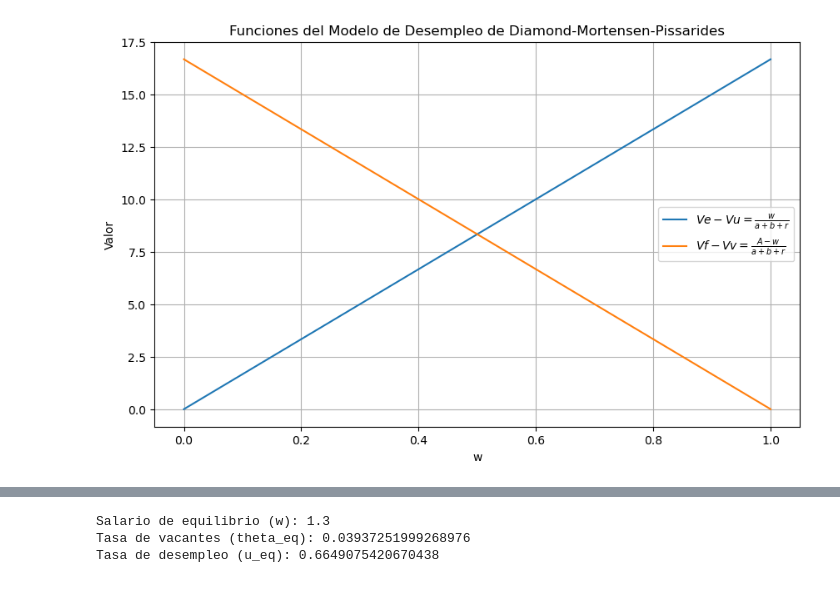
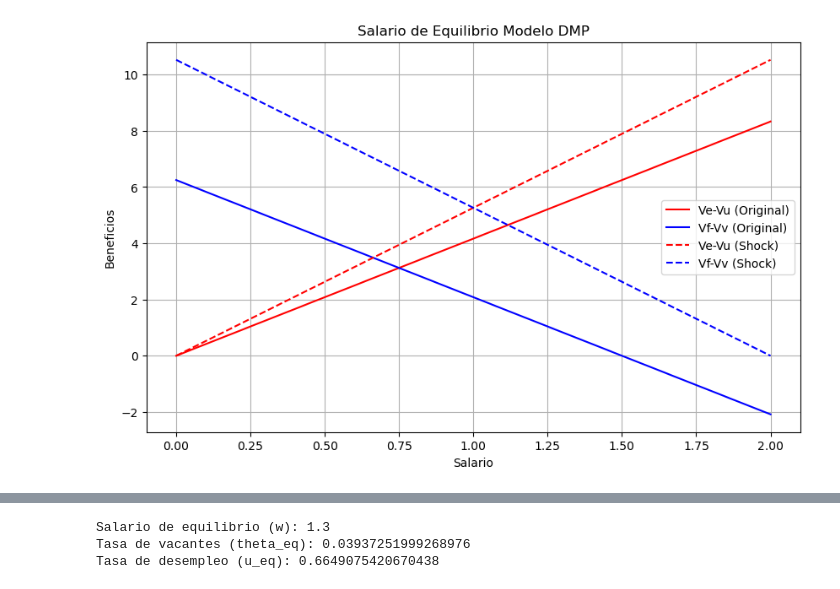
Before and after one commit to jmorozumi/Tp3-Macro-2, a Jupyter notebook: Punto 2 .ipynb, the cells around one changed output, grey strips where cells are left out. Saved outputs shown, nothing was run; the diff lists cells and outputs as text; code cells hidden in the pictures.

```diff
--- a/Punto 2 .ipynb
+++ b/Punto 2 .ipynb
@@ -3,29 +3,72 @@ import matplotlib.pyplot as plt
 import numpy as np
 from scipy.optimize import fsolve
 # %%
+import numpy as np
+from scipy.optimize import fsolve
 import matplotlib.pyplot as plt
-# Asumir valores para las constantes
-a = 0.02
-b = 0.03
-r = 0.01
-A = 1.0
 
-# Crear un rango de valores para w
-w_values = np.linspace(0, 1, 100)
+# Parámetros constantes
+beta = 0.5
+gamma = 1 - beta
+K = 1
+r = 0.04
+b = 0.1
+C = 1
 
-# Calcular las funciones
-Ve_minus_Vu = w_values / (a + b + r)
-Vf_minus_Vv = (A - w_values) / (a + b + r)
+# Función para calcular el salario de equilibrio w
+def calculate_w(A):
+    return beta * (A + b) + (1 - beta) * C
 
-# Graficar las funciones
+# Función de equilibrio
+def equilibrium_conditions(x, A, s):
+    theta, u = x
+    q_theta = theta ** (-0.5)
+    w = calculate_w(A)
+    eq1 = theta - (A - w) / (K * (r + q_theta))
+    eq2 = s * u - theta * q_theta * (1 - u)
+    return [eq1, eq2]
+
+# Resolver el sistema de ecuaciones
+def solve_equilibrium(A, s):
+    initial_guess = [1, 0.1]
+    theta_eq, u_eq = fsolve(equilibrium_conditions, initial_guess, args=(A, s))
+    w_eq = calculate_w(A)
+    return w_eq, theta_eq, u_eq
+
+# Calcular los equilibrios originales y después del shock
+A_original = 1.5
+s_original = 0.1
+A_shock = 2.0
+s_shock = 0.05
+
+w_original, theta_original, u_original = solve_equilibrium(A_original, s_original)
+w_shock, theta_shock, u_shock = solve_equilibrium(A_shock, s_shock)
+
+# Rango de salarios para el gráfico
+wages = np.linspace(0, 2, 100)
+
+# Calcular Ve - Vu y Vf - Vv para los salarios dados
+def calculate_differences(wages, A, s):
+    q = (wages ** (-0.5))
+    Ve_Vu = wages / (s + b + r)
+    Vf_Vv = (A - wages) / (s + b + r)
+    return Ve_Vu, Vf_Vv
+
+Ve_Vu_original, Vf_Vv_original = calculate_differences(wages, A_original, s_original)
+Ve_Vu_shock, Vf_Vv_shock = calculate_differences(wages, A_shock, s_shock)
+
+# Graficar los resultados
 plt.figure(figsize=(10, 6))
-plt.plot(w_values, Ve_minus_Vu, label=r'$Ve - Vu = \frac{w}{a + b + r}$')
-plt.plot(w_values, Vf_minus_Vv, label=r'$Vf - Vv = \frac{A - w}{a + b + r}$')
-plt.xlabel('w')
-plt.ylabel('Valor')
-plt.title('Funciones del Modelo de Desempleo de Diamond-Mortensen-Pissarides')
+plt.plot(wages, Ve_Vu_original, 'r-', label='Ve-Vu (Original)')
+plt.plot(wages, Vf_Vv_original, 'b-', label='Vf-Vv (Original)')
+plt.plot(wages, Ve_Vu_shock, 'r--', label='Ve-Vu (Shock)')
+plt.plot(wages, Vf_Vv_shock, 'b--', label='Vf-Vv (Shock)')
+
+plt.xlabel('Salario')
+plt.ylabel('Beneficios')
+plt.title('Salario de Equilibrio Modelo DMP')
 plt.legend()
 plt.grid(True)
 plt.show()
 # %% [output]
-[figure, old version]
+[figure, new version]
```
Also changed, not shown: parts of 1 cell of this notebook.
